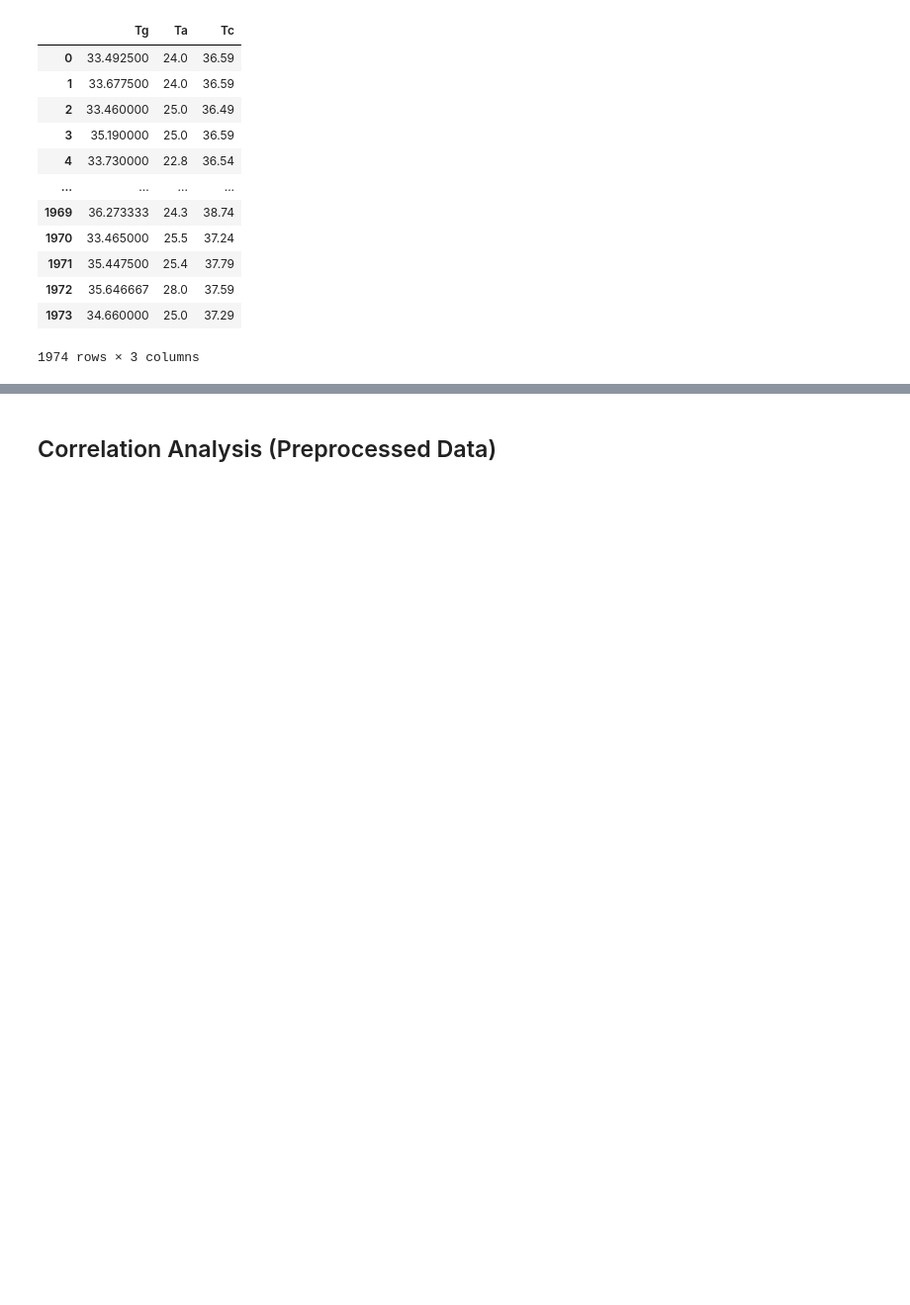
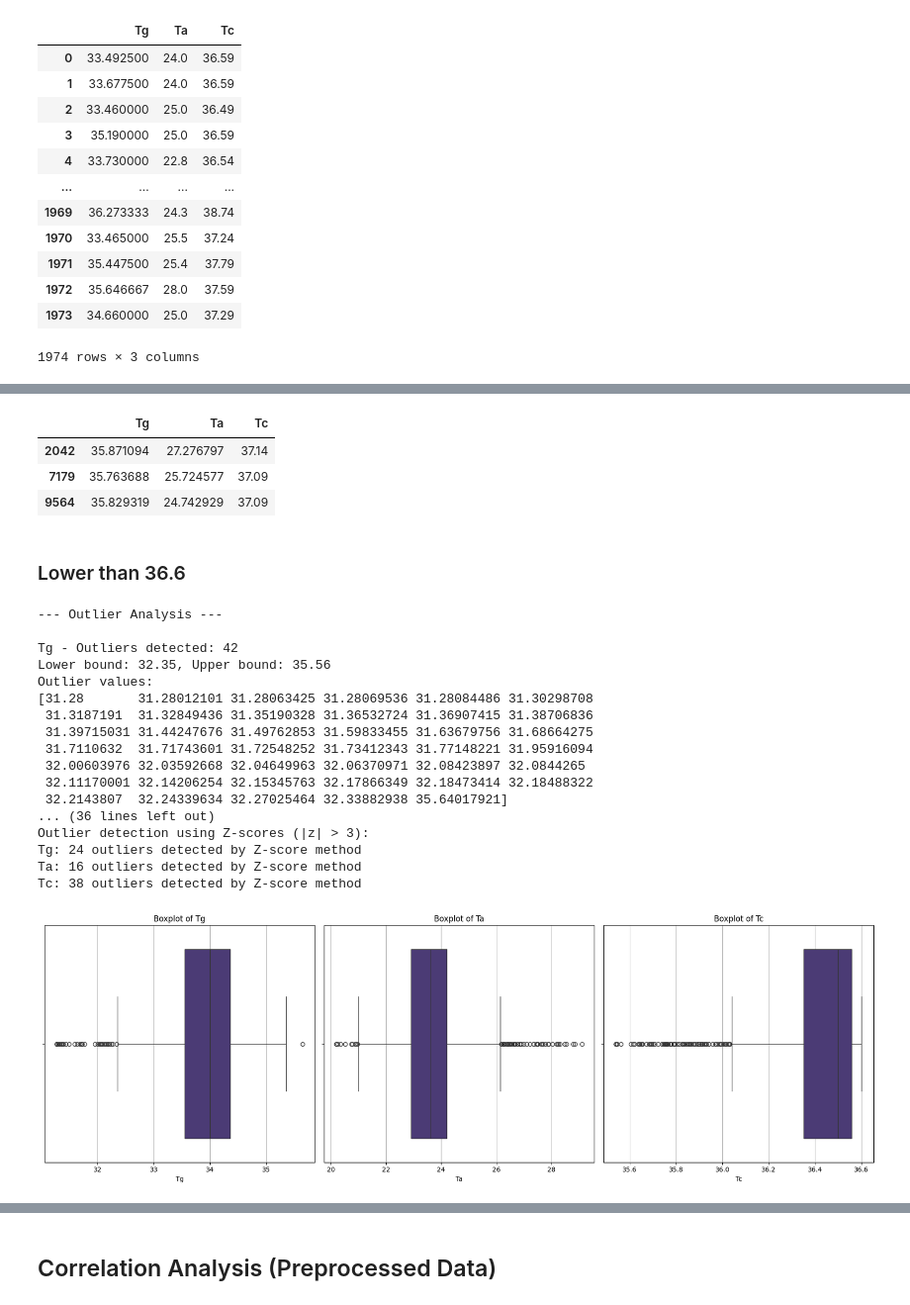
Before and after one commit to woaine/calcifer, a Jupyter notebook: notebooks/eda.ipynb, the cells around one changed output, grey strips where cells are left out. Shown at 99% size. Cells and saved outputs as stored; diff of their text form; code cells hidden in the pictures; blank space fills up the shorter version.

```diff
--- a/notebooks/eda.ipynb
+++ b/notebooks/eda.ipynb
@@ -353,0 +456,9 @@ save_preprocess_data.to_csv("../data/interim/preprocessed_external_data.csv", in
+# %%
+ant_outliers['Tg'][ant_outliers['Tg']['Tg'] > 35.71]
+
+# Fail
+# %% [output]
+|  | Tg | Ta | Tc |
+| 2042 | 35.871094 | 27.276797 | 37.14 |
+| 7179 | 35.763688 | 25.724577 | 37.09 |
+| 9564 | 35.829319 | 24.742929 | 37.09 |
@@ -353,0 +469,25 @@ save_preprocess_data.to_csv("../data/interim/preprocessed_external_data.csv", in
+# %% [markdown]
+### Lower than 36.6
+# %%
+altnt = augmented[augmented['Tc'] < 36.6].copy()
+# %%
+alt_outliers = outlier_analysis(altnt)
+# %% [output]
+--- Outlier Analysis ---
+
+Tg - Outliers detected: 42
+Lower bound: 32.35, Upper bound: 35.56
+Outlier values:
+[31.28       31.28012101 31.28063425 31.28069536 31.28084486 31.30298708
+ 31.3187191  31.32849436 31.35190328 31.36532724 31.36907415 31.38706836
+ 31.39715031 31.44247676 31.49762853 31.59833455 31.63679756 31.68664275
+ 31.7110632  31.71743601 31.72548252 31.73412343 31.77148221 31.95916094
+ 32.00603976 32.03592668 32.04649963 32.06370971 32.08423897 32.0844265
+ 32.11170001 32.14206254 32.15345763 32.17866349 32.18473414 32.18488322
+ 32.2143807  32.24339634 32.27025464 32.33882938 35.64017921]
+... (36 lines left out)
+Outlier detection using Z-scores (|z| > 3):
+Tg: 24 outliers detected by Z-score method
+Ta: 16 outliers detected by Z-score method
+Tc: 38 outliers detected by Z-score method
+[figure, added]
```
Also changed, not shown: parts of 36 cells of this notebook.
